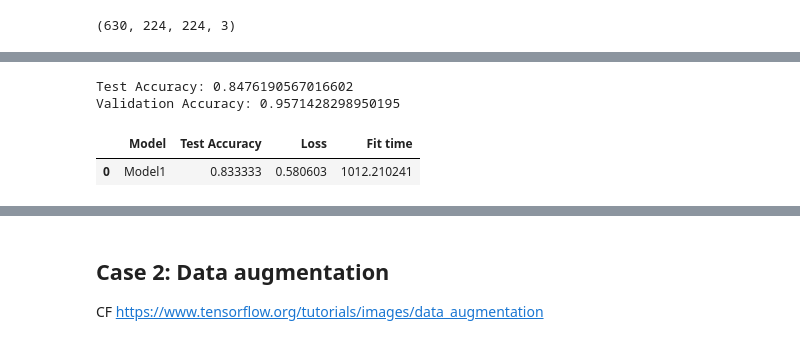
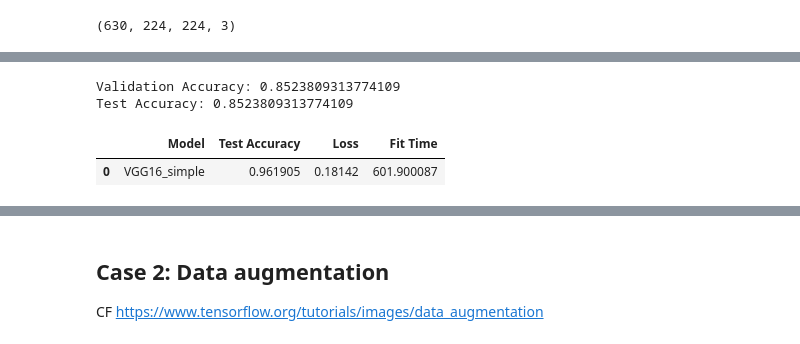
Before and after one commit to Laeti-dev/P6-txt-img_classification, a Jupyter notebook: notebooks/Ikusawa_Laetitia_2_classification.ipynb, the cells around one changed output, grey strips where cells are left out. Saved outputs shown, nothing was run; the diff lists cells and outputs as text; code cells hidden in the pictures.

```diff
--- a/notebooks/Ikusawa_Laetitia_2_classification.ipynb
+++ b/notebooks/Ikusawa_Laetitia_2_classification.ipynb
@@ -435,7 +435,7 @@ memory usage: 6.6+ KB
 (None, None)
 # %%
 # Create a dataframe to store the results
-results = pd.DataFrame(columns=['Model', 'Train Accuracy', 'Test Accuracy', 'Loss', 'Fit Time'])
+results = pd.DataFrame(columns=['Model', 'Test Accuracy', 'Loss', 'Fit Time'])
 # %% [markdown]
 ## Prepare train and test sets
 # %%
@@ -648,29 +645,31 @@ Loss: 0.6230289936065674, Accuracy: 0.8619047403335571
 model1.load_weights(model_save_path) # Load the best model
 
 loss, accuracy = model1.evaluate(X_val_hot, y_val_hot, verbose=0)
-print(f'Test Accuracy: {accuracy}')
+print(f'Validation Accuracy: {accuracy}')
 
 
 loss, accuracy_test = model1.evaluate(X_test, y_hot_test, verbose=0)
-print(f'Validation Accuracy: {accuracy}')
+print(f'Test Accuracy: {accuracy_test}')
 # %% [output]
-Test Accuracy: 0.8476190567016602
-Validation Accuracy: 0.9571428298950195
+Validation Accuracy: 0.8523809313774109
+Test Accuracy: 0.8523809313774109
 # %%
 # Save results
 new_results = pd.DataFrame(
     {
         'Model': ['VGG16_simple'],
         'Test Accuracy': [accuracy_test],
         'Loss': [loss],
-        'Fit time': [duration]
+        'Fit Time': [duration]
     }
 )
 
-new_results
+# Add results to dataframe
+results = pd.concat([results,new_results], ignore_index=True)
+results
 # %% [output]
-|  | Model | Test Accuracy | Loss | Fit time |
-| 0 | Model1 | 0.833333 | 0.580603 | 1012.210241 |
+|  | Model | Test Accuracy | Loss | Fit Time |
+| 0 | VGG16_simple | 0.961905 | 0.18142 | 601.900087 |
 # %%
 from plot_keras_history import plot_history, show_history
 
```
Also changed, not shown: parts of 27 cells of this notebook, 2 other files.
